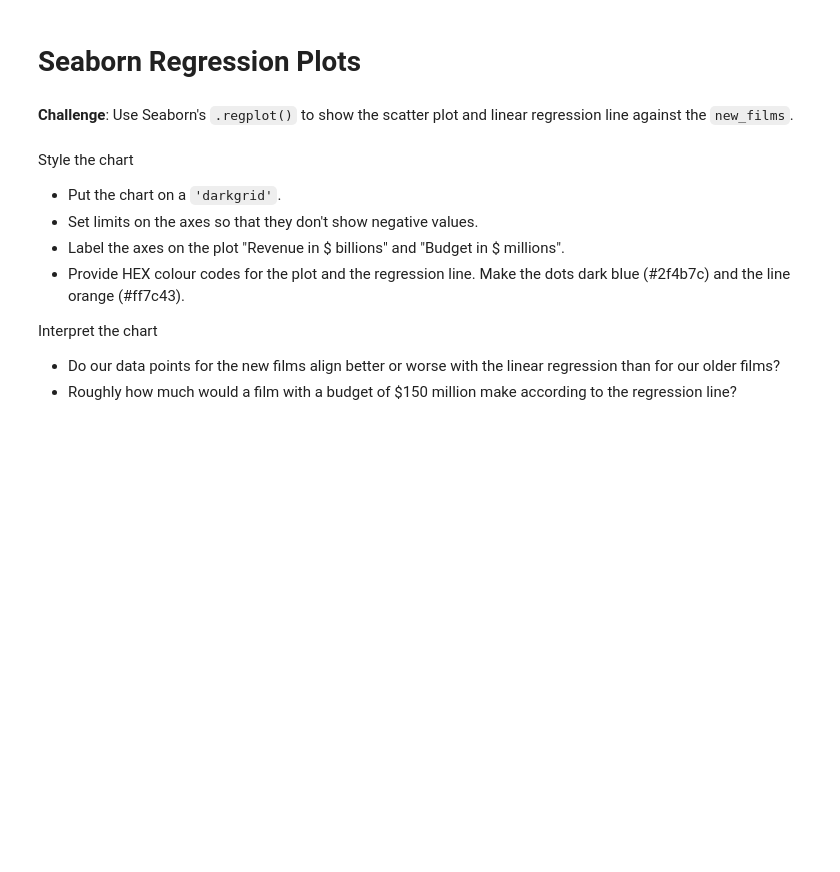
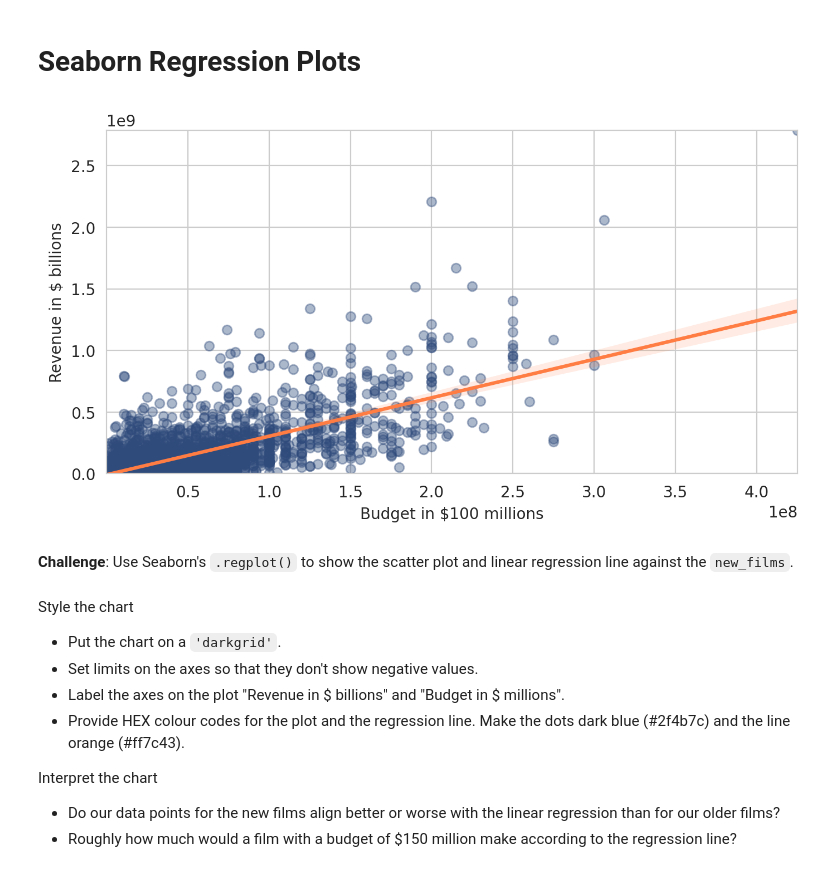
Before and after one commit to fkajose/100-Days-of-Code, a Jupyter notebook: 078-seaborn-linear-regression/Seaborn_and_Linear_Regression.ipynb, the cells around one changed output. Saved outputs shown, nothing was run; the diff lists cells and outputs as text; code cells hidden in the pictures; blank space fills up the shorter version.

```diff
--- a/078-seaborn-linear-regression/Seaborn_and_Linear_Regression.ipynb
+++ b/078-seaborn-linear-regression/Seaborn_and_Linear_Regression.ipynb
@@ -302,3 +341,6 @@ Here's how:
 <img src=https://i.imgur.com/5m06Ach.png width=650>
 3. Use floor division `//` to convert the year data to the decades of the films.
 4. Add the decades as a `Decade` column to the `data_clean` DataFrame.
+# %%
+data_clean["Decade"] = pd.DatetimeIndex(data_clean.Release_Date).year // 10 * 10
+data_clean.sample(5)
@@ -310,3 +359,10 @@ Here's how:
 * `new_films` should include all the films from 1970 onwards
 * How many films were released prior to 1970?
 * What was the most expensive film made prior to 1970?
+# %%
+mask = data_clean.Decade > 1960
+old_films = data_clean.loc[~mask]
+new_films = data_clean.loc[mask]
+print(f"Number of old films: {len(old_films)}")
+print(f"Most expensive old film:")
+old_films[old_films.USD_Production_Budget == old_films.USD_Production_Budget.max()]
@@ -313,5 +374,28 @@ Here's how:
 # %% [markdown]
 # Seaborn Regression Plots
+# %%
+plt.figure(figsize=(8, 4), dpi=200)
+with sns.axes_style("whitegrid"):
+    ax = sns.regplot(
+        data=new_films,
+        x="USD_Production_Budget",
+        y="USD_Worldwide_Gross",
+        color="#2f4b7c",
+        scatter_kws={"alpha": 0.4},
+        line_kws={"color": "#ff7c43"},
+    )
+
+    ax.set(
+        ylim=(0, data_clean.USD_Worldwide_Gross.max()),
+        xlim=(
+            data_clean.USD_Production_Budget.min(),
+            data_clean.USD_Production_Budget.max(),
+        ),
+        xlabel="Budget in $100 millions",
+        ylabel="Revenue in $ billions",
+    )
+# %% [output]
+[figure, added]
 # %% [markdown]
 **Challenge**: Use Seaborn's `.regplot()` to show the scatter plot and linear regression line against the `new_films`.
 <br>
```
Also changed, not shown: parts of 13 cells of this notebook.
